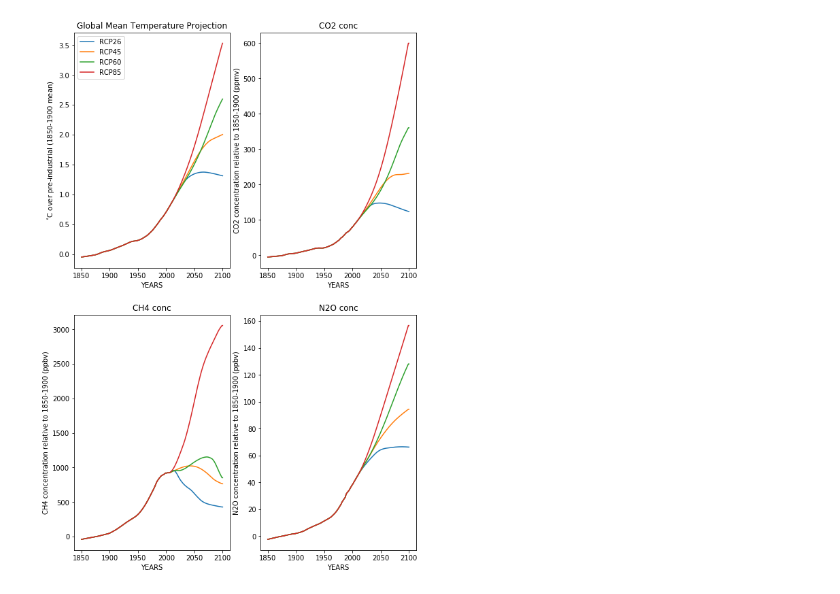
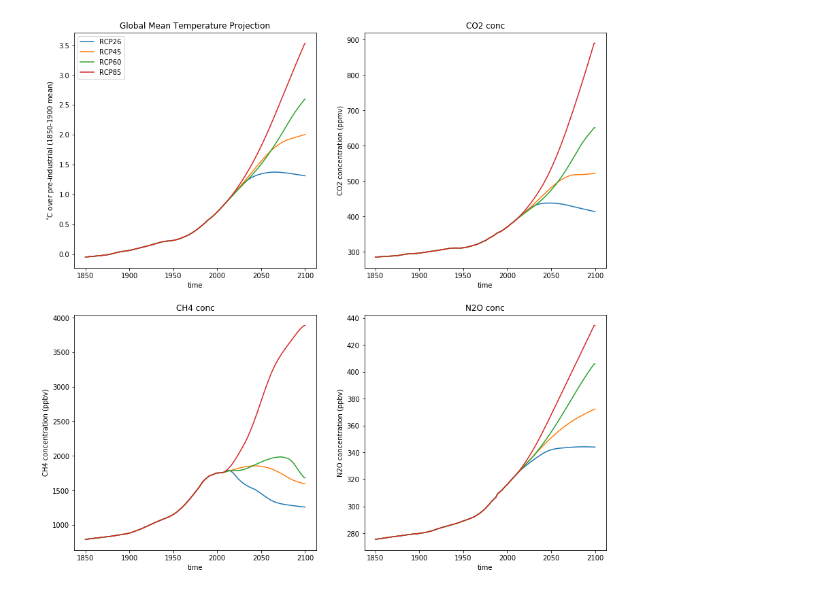
Before and after one commit to stujen/pyMAGICC6-SPMfig1, a Jupyter notebook: SPM_figure1_reproduction/MAGICC6 tests.ipynb, the cells around one changed output. Saved outputs shown, nothing was run; the diff lists cells and outputs as text; code cells hidden in the pictures.

```diff
--- a/SPM_figure1_reproduction/MAGICC6 tests.ipynb
+++ b/SPM_figure1_reproduction/MAGICC6 tests.ipynb
@@ -14,74 +18,56 @@ import numpy as np
 import pymagicc
 from pymagicc import scenarios
 
-figure_1 = plt.figure(figsize=(9,14))
+figure_1 = plt.figure(figsize=(14,14))
 ax1 = figure_1.add_subplot(221)
 ax2 = figure_1.add_subplot(222)
 ax3 = figure_1.add_subplot(223)
 ax4 = figure_1.add_subplot(224)
 
-# results_df.set_index("YEARS", inplace=True)
 
 for name, scen in scenarios.items():
 
     results = pymagicc.run(scen, RF_TOTAL_RUNMODUS = "CO2")
 
 #     print(results.keys())
 
-    temp_df = pd.DataFrame(results["SURFACE_TEMP"])
-    co2_conc_df = pd.DataFrame(results["CO2_CONC"])
-    ch4_conc_df = pd.DataFrame(results["CH4_CONC"])
-    n2o_conc_df = pd.DataFrame(results["N2O_CONC"])
+    results_df = results.df
+    results_df.set_index("time", inplace=True)
 
-    temp = temp_df['GLOBAL'].loc[1850:] - temp_df['GLOBAL'].loc[1850:1900].mean()
+    global_temp_time_rows = ((results_df.variable == "Surface Temperature") & (results_df.region == "World"))
+
+    temp = (results_df.value[global_temp_time_rows].loc[1850:] - results_df.value[global_temp_time_rows].loc[1850:1900].mean())
     temp.plot(label=name, ax = ax1)
 
-    co2_conc = co2_conc_df['GLOBAL'].loc[1850:] - co2_conc_df['GLOBAL'].loc[1850:1900].mean()
+    global_co2_conc_time_rows = ((results_df.variable == "Atmospheric Concentrations|CO2") & (results_df.region == "World"))
+
+    co2_conc = (results_df.value[global_co2_conc_time_rows].loc[1850:])
     co2_conc.plot(label=name, ax = ax2)
 
-    ch4_conc = ch4_conc_df['GLOBAL'].loc[1850:] - ch4_conc_df['GLOBAL'].loc[1850:1900].mean()
+    global_ch4_conc_time_rows = ((results_df.variable == "Atmospheric Concentrations|CH4") & (results_df.region == "World"))
+
+    ch4_conc = (results_df.value[global_ch4_conc_time_rows].loc[1850:])
     ch4_conc.plot(label=name, ax = ax3)
 
-    n2o_conc = n2o_conc_df['GLOBAL'].loc[1850:] - n2o_conc_df['GLOBAL'].loc[1850:1900].mean()
+    global_n2o_conc_time_rows = ((results_df.variable == "Atmospheric Concentrations|N2O") & (results_df.region == "World"))
+
+    n2o_conc = (results_df.value[global_n2o_conc_time_rows].loc[1850:])
     n2o_conc.plot(label=name, ax = ax4)
 
-    # print(results.items())
-    # results_df_full = pd.DataFrame.from_dict(results)
-
-    # print(results_df_full['SURFACE_TEMP'])
-
-    # temp_2 = results_df_full['SURFACE_TEMP']['GLOBAL'].loc[1850:] - results_df_full['SURFACE_TEMP']['GLOBAL'].loc[1850:1900].mean()
-    # temps_2.plot(label=name)
 
 ax1.set_title("Global Mean Temperature Projection")
 ax1.set_ylabel("$^{\circ}$C over pre-industrial (1850-1900 mean)")
 ax1.legend(loc="best")
 
 ax2.set_title("CO2 conc")
-ax2.set_ylabel("CO2 concentration relative to 1850-1900 (ppmv)")
+ax2.set_ylabel("CO2 concentration (ppmv)")
 
 ax3.set_title("CH4 conc")
-ax3.set_ylabel("CH4 concentration relative to 1850-1900 (ppbv)")
+ax3.set_ylabel("CH4 concentration (ppbv)")
 
 ax4.set_title("N2O conc")
-ax4.set_ylabel("N2O concentration relative to 1850-1900 (ppbv)")
+ax4.set_ylabel("N2O concentration (ppbv)")
 
 plt.show()
-
-
-# import and view rcp26 scenario
-# ----------
-# from pymagicc import rcp26
-
-# print(rcp26.keys())
-
-# rcp26_world_df = pd.DataFrame(rcp26['WORLD'])
-
-# print(rcp26_world_df['FossilCO2'].keys())
-# print(rcp26_world_df['FossilCO2'])
-
-# print(rcp26_df.head())
-
-# print(rcp26_df['WORLD'].head())
 # %% [output]
-[figure, old version]
+[figure, new version]
```
Also changed, not shown: parts of 7 cells of this notebook, 11 other files.
